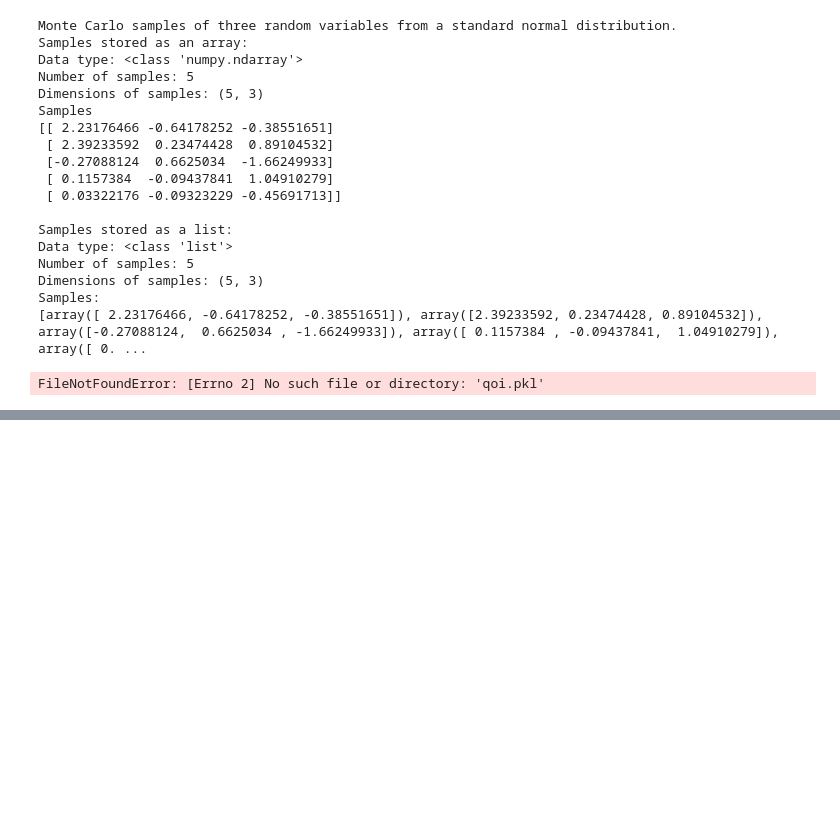
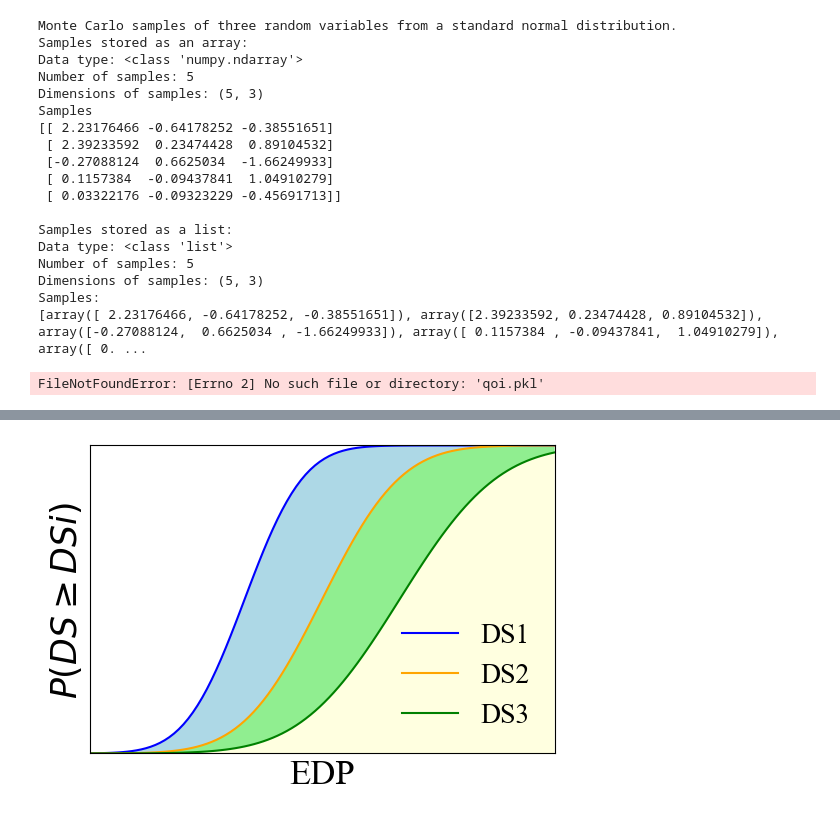
Before and after one commit to JasonCNTJ/SensitivityAnalysis_ResilienceAssessment, a Jupyter notebook: ResilienceAssessment/StochasticGroundMotionModeling/test.ipynb, the cells around one changed output, grey strips where cells are left out. Drawn from its saved outputs; the diff is of its cells as text; code cells hidden in the pictures; blank space fills up the shorter version.

```diff
--- a/ResilienceAssessment/StochasticGroundMotionModeling/test.ipynb
+++ b/ResilienceAssessment/StochasticGroundMotionModeling/test.ipynb
@@ -109,0 +154,50 @@ if pick_model in {'vector', 'all'}:
+# %%
+import numpy as np
+import matplotlib.pyplot as plt
+from scipy.stats import norm
+
+from matplotlib import rcParams
+
+# 设置字体为新罗马
+rcParams['font.family'] = 'serif'
+rcParams['font.serif'] = ['Times New Roman']
+# 生成示例数据
+x = np.linspace(-3, 3, 100)  # 正态分布的横坐标范围
+ds1 = norm.cdf(x, loc=-1, scale=0.6)  # DS1的累积分布
+ds2 = norm.cdf(x, loc=0, scale=0.8)  # DS2的累积分布
+ds3 = norm.cdf(x, loc=1, scale=1)  # DS3的累积分布
+
+# 创建图形对象
+fig, ax = plt.subplots(figsize=(6, 4))
+
+# 绘制累积分布曲线
+ax.plot(x, ds1, color='blue', label='DS1')
+ax.plot(x, ds2, color='orange', label='DS2')
+ax.plot(x, ds3, color='green', label='DS3')
+
+# 填充曲线之间的区域
+ax.fill_between(x, ds1, ds2, where=(ds1 >= ds2), facecolor='lightblue', interpolate=True)
+ax.fill_between(x, ds2, ds3, where=(ds2 >= ds3), facecolor='lightgreen', interpolate=True)
+ax.fill_between(x, ds3, 0, facecolor='lightyellow', interpolate=True)
+# 设置标题和标签
+# ax.set_title('Cumulative Distribution', fontsize=14, fontweight='bold')
+ax.set_xlabel('EDP', fontsize=25)
+ax.set_ylabel(r'$P(DS \geq DSi)$', fontsize=25)
+
+# 隐藏坐标刻度
+ax.set_xticks([])
+ax.set_yticks([])
+
+# 设置纵坐标范围为[0, 1]
+ax.set_ylim([0, 1])
+ax.set_xlim([-3,3])
+
+# 显示图例
+ax.legend(frameon = False, fontsize = 20)
+
+plt.savefig('ds.png', dpi=600, bbox_inches='tight', transparent=True)  # 保存为高分辨率图像
+
+# 显示图形
+plt.show()
+# %% [output]
+[figure, added]
```
Also changed, not shown: parts of 2 cells of this notebook, 56 other files.
